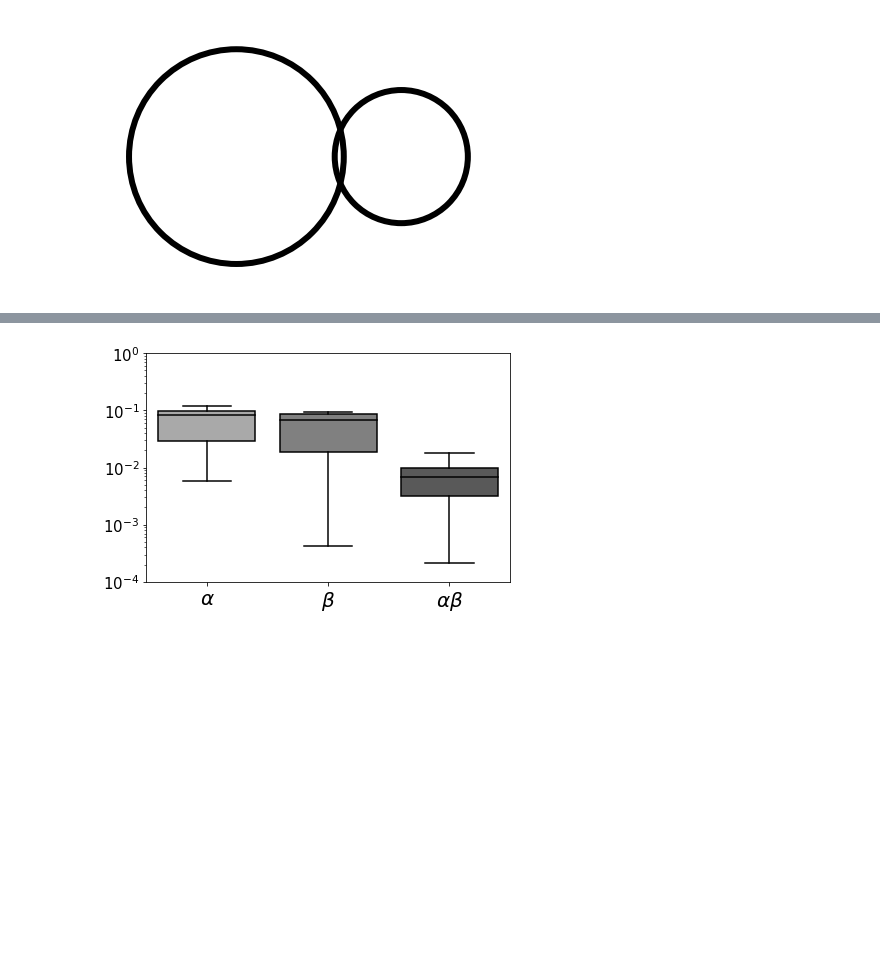
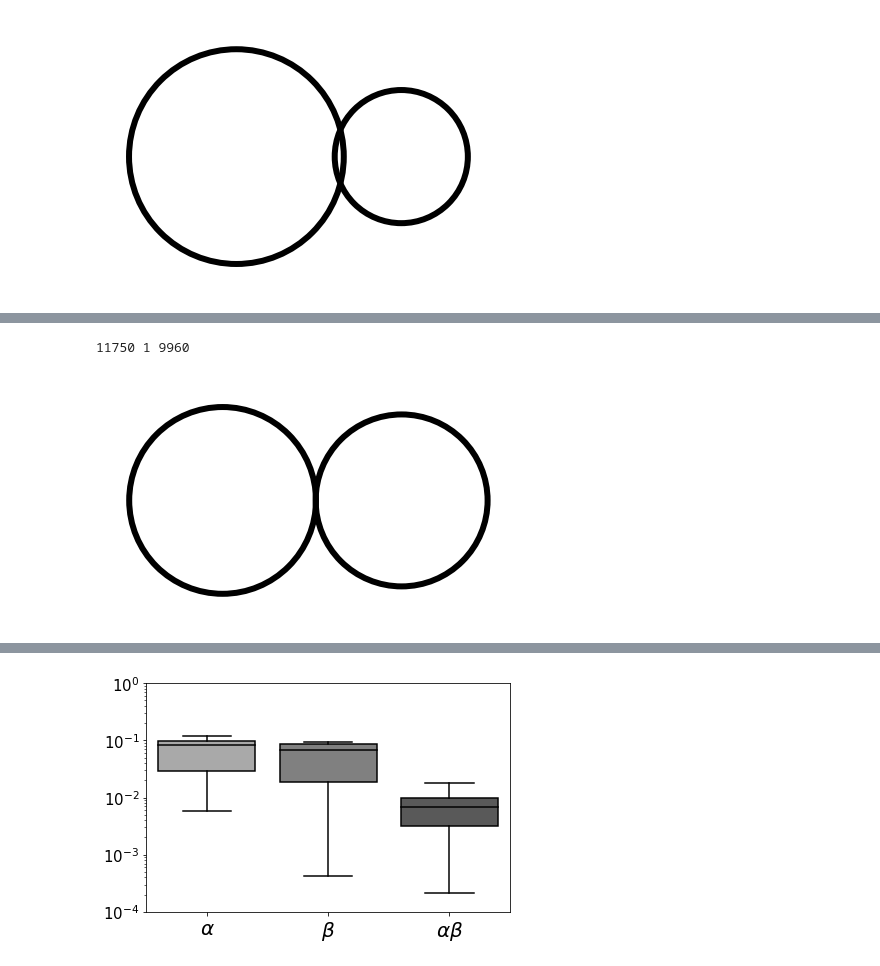
Before and after one commit to JasonACarter/CD4_CD8-Manuscript, a Jupyter notebook: Scripts/Figure1/Figure1.ipynb, the cells around one changed output, grey strips where cells are left out. Cells and saved outputs as stored; diff of their text form; code cells hidden in the pictures; blank space fills up the shorter version.

```diff
--- a/Scripts/Figure1/Figure1.ipynb
+++ b/Scripts/Figure1/Figure1.ipynb
@@ -88,3 +101,8 @@ for (chains,figure,color) in zip(['Alpha','Beta','Pairs'],['Fig1_B','Fig1_C','Fi
+# %%
+venn_diagrams(cd4[cd4.Subject==0],cd4[cd4.Subject==1],chains,figure,color)
+# %% [output]
+11750 1 9960
+[figure, added]
 # %%
 def jaccard(cd4,cd8,chain):
     jaccard=[]
```
Also changed, not shown: parts of 11 cells of this notebook.
